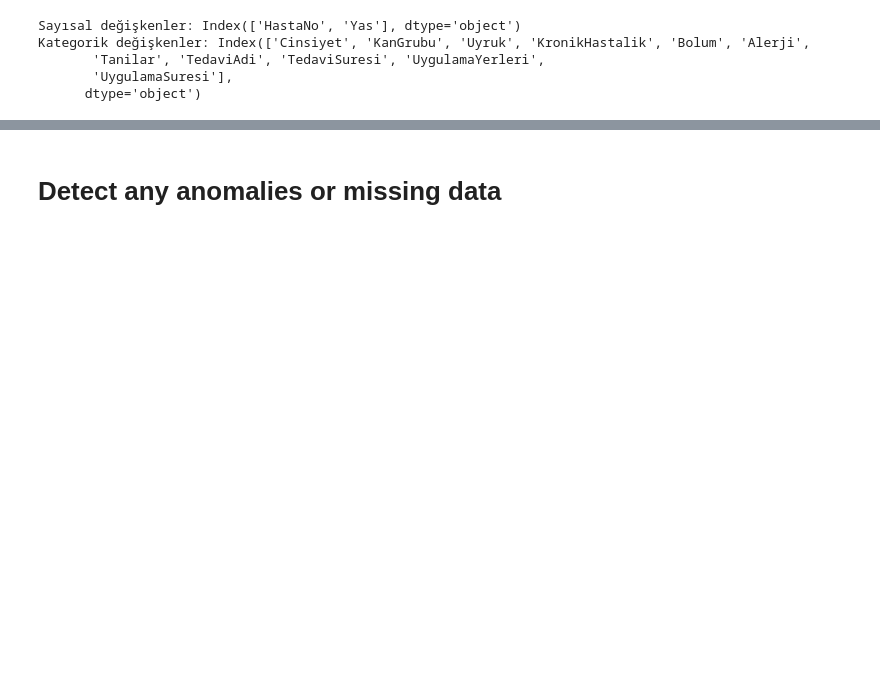
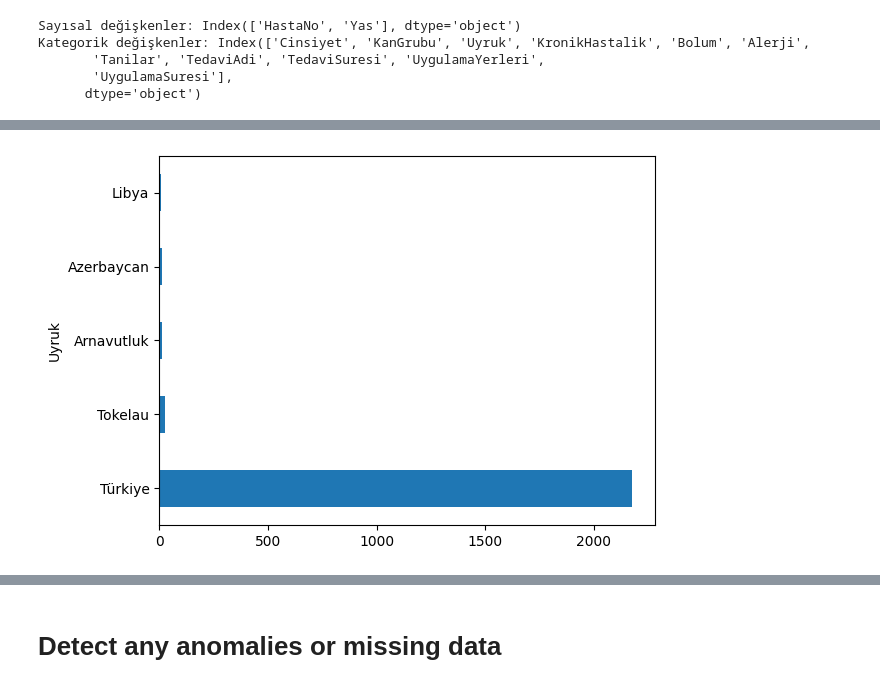
Before and after one commit to zeynepcicen/Pusula_Zeynep_Cicen, a Jupyter notebook: pusula_EDA.ipynb, the cells around one changed output, grey strips where cells are left out. Saved outputs shown, nothing was run; the diff lists cells and outputs as text; code cells hidden in the pictures; blank space fills up the shorter version.

```diff
--- a/pusula_EDA.ipynb
+++ b/pusula_EDA.ipynb
@@ -138,0 +198,4 @@ Kategorik değişkenler: Index(['Cinsiyet', 'KanGrubu', 'Uyruk', 'KronikHastalik
+# %%
+df["Uyruk"].value_counts().plot.barh();
+# %% [output]
+[figure, added]
```
Also changed, not shown: parts of 31 cells of this notebook.
